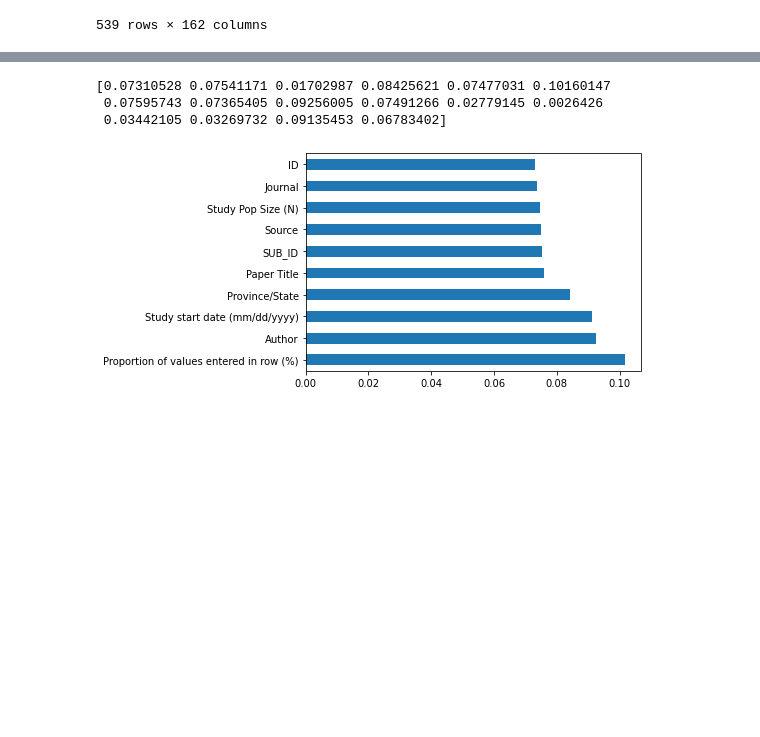
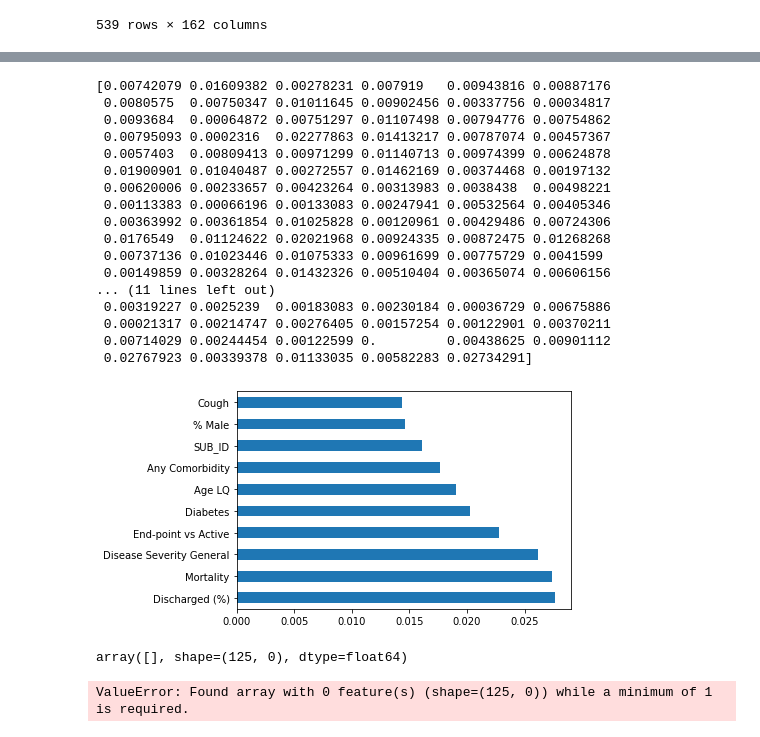
Before and after one commit to Nathaniel-Adams/CS_483_Project_2, a Jupyter notebook: Patient Segmentation/Patient_Segmentation.ipynb, the cells around one changed output, grey strips where cells are left out. Cells and saved outputs as stored; diff of their text form; code cells hidden in the pictures; blank space fills up the shorter version.

```diff
--- a/Patient Segmentation/Patient_Segmentation.ipynb
+++ b/Patient Segmentation/Patient_Segmentation.ipynb
@@ -35,5 +35,4 @@ df
 | 538 | -1.0 | -1.0 | 20 | 11 | -1.0 | -1.00 | 176 | ... |
 539 rows × 162 columns
 # %%
-sampled = df.sample(50)
-sampled.tail()
+sampled = df.sample(125)
@@ -48,18 +39,51 @@ sampled.tail()
 # %%
 
-x = sampled.iloc[:, 0:16]
+x = sampled.iloc[:, 0:161]
 y = sampled.iloc[:, -1]
 y = y.astype('int')
 
 from sklearn.ensemble import ExtraTreesClassifier
 model = ExtraTreesClassifier()
 model.fit(x, y)
 print(model.feature_importances_)
 feat_importances = pd.Series(model.feature_importances_, index=x.columns)
 feat_importances.nlargest(10).plot(kind='barh')
 plt.show()
 # %% [output]
-[0.07310528 0.07541171 0.01702987 0.08425621 0.07477031 0.10160147
- 0.07595743 0.07365405 0.09256005 0.07491266 0.02779145 0.0026426
- 0.03442105 0.03269732 0.09135453 0.06783402]
+[0.00742079 0.01609382 0.00278231 0.007919   0.00943816 0.00887176
+ 0.0080575  0.00750347 0.01011645 0.00902456 0.00337756 0.00034817
+ 0.0093684  0.00064872 0.00751297 0.01107498 0.00794776 0.00754862
+ 0.00795093 0.0002316  0.02277863 0.01413217 0.00787074 0.00457367
+ 0.0057403  0.00809413 0.00971299 0.01140713 0.00974399 0.00624878
+ 0.01900901 0.01040487 0.00272557 0.01462169 0.00374468 0.00197132
+ 0.00620006 0.00233657 0.00423264 0.00313983 0.0038438  0.00498221
+ 0.00113383 0.00066196 0.00133083 0.00247941 0.00532564 0.00405346
+ 0.00363992 0.00361854 0.01025828 0.00120961 0.00429486 0.00724306
+ 0.0176549  0.01124622 0.02021968 0.00924335 0.00872475 0.01268268
+ 0.00737136 0.01023446 0.01075333 0.00961699 0.00775729 0.0041599
+ 0.00149859 0.00328264 0.01432326 0.00510404 0.00365074 0.00606156
+... (11 lines left out)
+ 0.00319227 0.0025239  0.00183083 0.00230184 0.00036729 0.00675886
+ 0.00021317 0.00214747 0.00276405 0.00157254 0.00122901 0.00370211
+ 0.00714029 0.00244454 0.00122599 0.         0.00438625 0.00901112
+ 0.02767923 0.00339378 0.01133035 0.00582283 0.02734291]
-[figure, old version]
+[figure, new version]
+# %%
+new_df = np.array(sampled[[]])
+new_df
+# %% [output]
+array([], shape=(125, 0), dtype=float64)
+# %%
+distortions = []
+for i in range(1, 11):
+    km = KMeans(n_clusters=i)
+    km.fit(new_df)
+    distortions.append(km.inertia_)
+plt.plot(range(1, 11), distortions, 'bx-')
+plt.xlabel('Number of clusters')
+plt.ylabel('Distortion')
+plt.tight_layout()
+
+plt.show()
+# %% [output]
+ValueError: Found array with 0 feature(s) (shape=(125, 0)) while a minimum of 1 is required.
```
Also changed, not shown: parts of 1 cell of this notebook, 1 other file.
